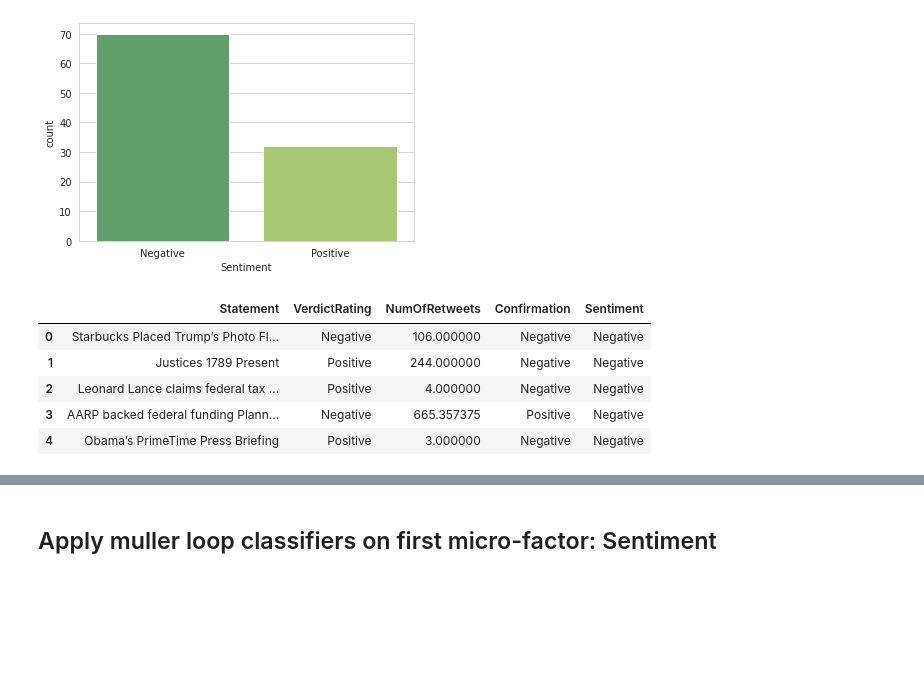
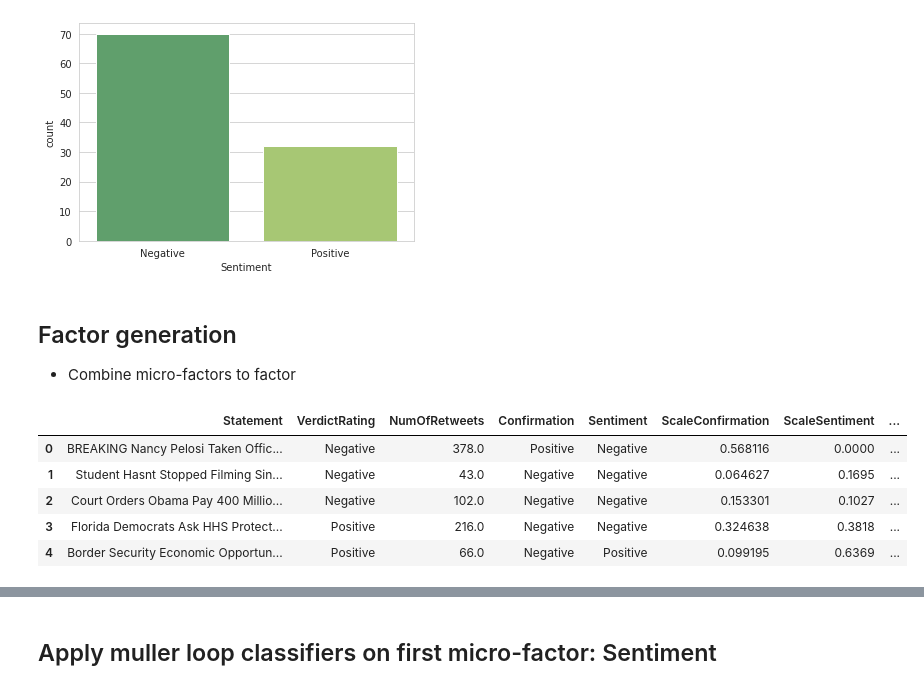
Before and after one commit to YuxingW/machine_learning, a Jupyter notebook: hw8/micro_factors_sentiment_confirmation.ipynb, the cells around one changed output, grey strips where cells are left out. Cells and saved outputs as stored; diff of their text form; code cells hidden in the pictures; blank space fills up the shorter version.

```diff
--- a/hw8/micro_factors_sentiment_confirmation.ipynb
+++ b/hw8/micro_factors_sentiment_confirmation.ipynb
@@ -151,3 +160,7 @@ df_train['NumOfRetweets'].plot.hist(color='#86bf91')
 # %% [output]
 <matplotlib.axes._subplots.AxesSubplot at 0x...>
 [figure]
+# %%
+df_train['ScaleConfirmation'] = df_train['NumOfRetweets']/df_train['NumOfRetweets'].mean()
+df_train['ScaleConfirmation'] = df_train['ScaleConfirmation'].apply(lambda x: 1 if x > 1 else x)
+df_train.head()
@@ -181,12 +201,15 @@ df_sample['Statement'] = df_sample['Statement'].apply(get_text_processing)
 def get_text_sentiment(text):
   analyzer = SentimentIntensityAnalyzer()
   _sentiment = analyzer.polarity_scores(text)["compound"]
-  return 'Positive' if abs(_sentiment) > 0.5 else 'Negative'
+  return abs(_sentiment)
+  #'Positive' if abs(_sentiment) > 0.5 else 'Negative'
 # %% [markdown]
 **Apply the method "get_text_setiment" into column statement text**
-# %%
-df_train['Sentiment'] = df_train['Statement'].apply(get_text_sentiment)
-df_sample['Sentiment'] = df_sample['Statement'].apply(get_text_sentiment)
+# %%
+df_train['ScaleSentiment'] = df_train['Statement'].apply(get_text_sentiment)
+df_train['Sentiment'] = df_train['ScaleSentiment'].apply(lambda x: 'Positive' if float(x) > 0.5 else 'Negative')
+# df_sample['ScaleSentiment'] = df_sample['Statement'].apply(get_text_sentiment)
+# df_sample['Sentiment'] = df_sample['ScaleSentiment'].apply(lambda x: 'Positive' if float(x) > 0.5 else 'Negative')
 # %% [markdown]
 **Visualize Sentiment Polarity**
 # %%
@@ -195,16 +218,24 @@ sns.countplot(x='Sentiment',data=df_sample, palette='summer')
 # %% [output]
 <matplotlib.axes._subplots.AxesSubplot at 0x...>
 [figure]
+# %% [markdown]
+## Factor generation
+* Combine micro-factors to factor
 # %%
-df = pd.concat([df_train,df_sample[['Statement', 'Sentiment', 'VerdictRating']]],axis=0)
-df = df.sample(frac=1).reset_index(drop=True)
-df = df.fillna(df.mean())
-df['Confirmation'] = df['NumOfRetweets'].apply(lambda x: 'Positive' if x > 300 else 'Negative')
+# df = pd.concat([df_train,df_sample[['Statement', 'Sentiment', 'VerdictRating']]],axis=0)
+# df = df.sample(frac=1).reset_index(drop=True)
+# df = df.fillna(df.mean())
+# df['Confirmation'] = df['NumOfRetweets'].apply(lambda x: 'Positive' if x > 300 else 'Negative')
+# df.head()
+df = df_train.copy()
+df['ScalePsychology'] = df['ScaleConfirmation'] * 0.6 + df['ScaleSentiment'] * 0.4
+_mean = df['ScalePsychology'].mean()
+df['PsychologyUtilites'] = df['ScalePsychology'].apply(lambda x: 'Positive' if x > 0.45 else 'Negative')
 df.head()
 # %% [output]
-|  | Statement | VerdictRating | NumOfRetweets | Confirmation | Sentiment |
-| 0 | Starbucks Placed Trump’s Photo Fl... | Negative | 106.000000 | Negative | Negative |
-| 1 | Justices 1789 Present | Positive | 244.000000 | Negative | Negative |
-| 2 | Leonard Lance claims federal tax ... | Positive | 4.000000 | Negative | Negative |
-| 3 | AARP backed federal funding Plann... | Negative | 665.357375 | Positive | Negative |
-| 4 | Obama’s PrimeTime Press Briefing | Positive | 3.000000 | Negative | Negative |
+|  | Statement | VerdictRating | NumOfRetweets | Confirmation | Sentiment | ScaleConfirmation | ScaleSentiment | ... |
+| 0 | BREAKING Nancy Pelosi Taken Offic... | Negative | 378.0 | Positive | Negative | 0.568116 | 0.0000 | ... |
+| 1 | Student Hasnt Stopped Filming Sin... | Negative | 43.0 | Negative | Negative | 0.064627 | 0.1695 | ... |
+| 2 | Court Orders Obama Pay 400 Millio... | Negative | 102.0 | Negative | Negative | 0.153301 | 0.1027 | ... |
+| 3 | Florida Democrats Ask HHS Protect... | Positive | 216.0 | Negative | Negative | 0.324638 | 0.3818 | ... |
+| 4 | Border Security Economic Opportun... | Positive | 66.0 | Negative | Positive | 0.099195 | 0.6369 | ... |
```
Also changed, not shown: parts of 23 cells of this notebook.
